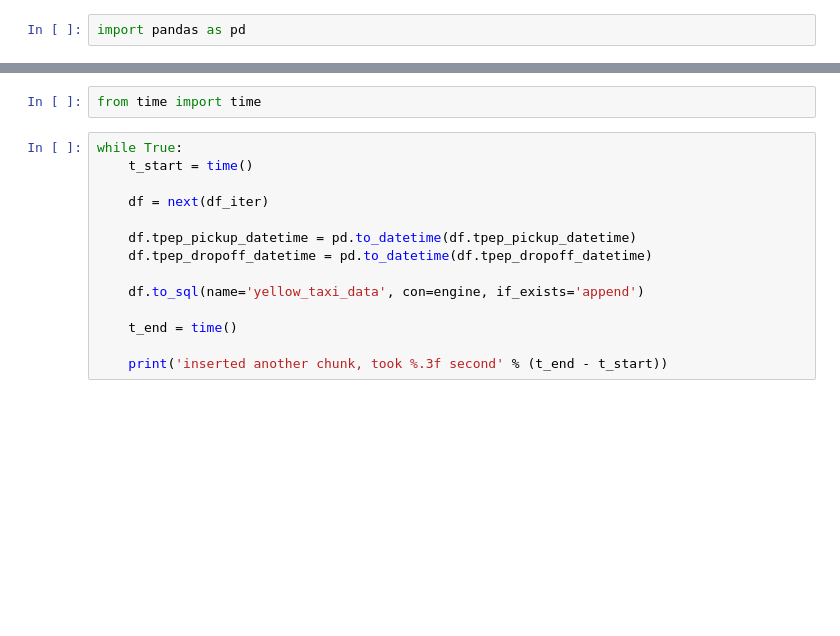
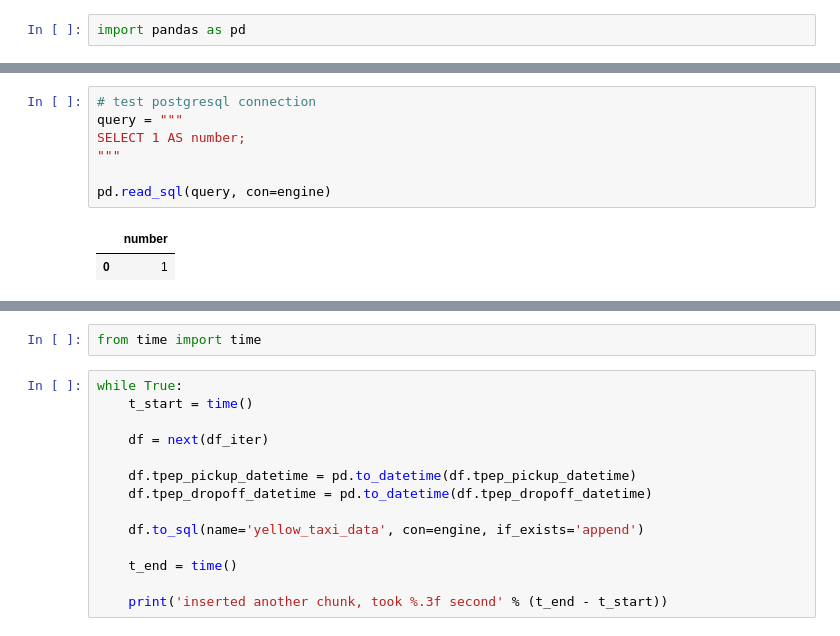
Before and after one commit to yxing9/data-engineering-camp, a Jupyter notebook: week_1_basics_n_setup/2_docker_sql/upload-data.ipynb, the cells around one changed output, grey strips where cells are left out. Drawn from its saved outputs; the diff is of its cells as text; blank space fills up the shorter version.

```diff
--- a/week_1_basics_n_setup/2_docker_sql/upload-data.ipynb
+++ b/week_1_basics_n_setup/2_docker_sql/upload-data.ipynb
@@ -10,0 +72,10 @@ FileNotFoundError: [Errno 2] No such file or directory: 'yellow_tripdata_2021-01
+# %%
+# test postgresql connection
+query = """
+SELECT 1 AS number;
+"""
+
+pd.read_sql(query, con=engine)
+# %% [output]
+|  | number |
+| 0 | 1 |
```
Also changed, not shown: parts of 36 cells of this notebook, 8 other files.
